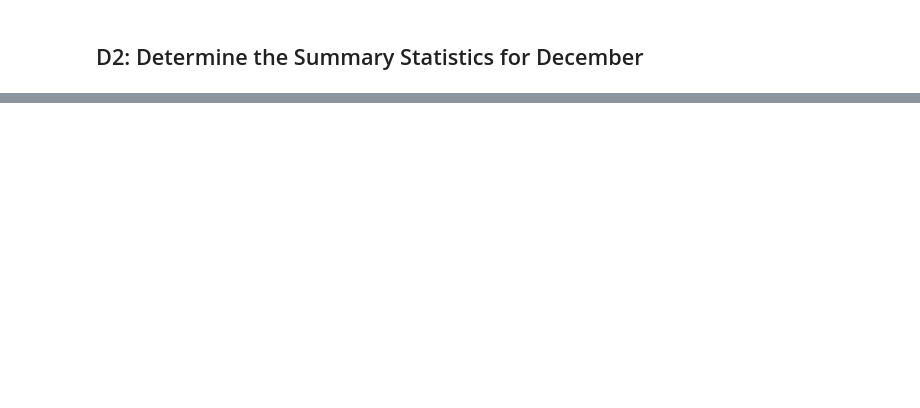
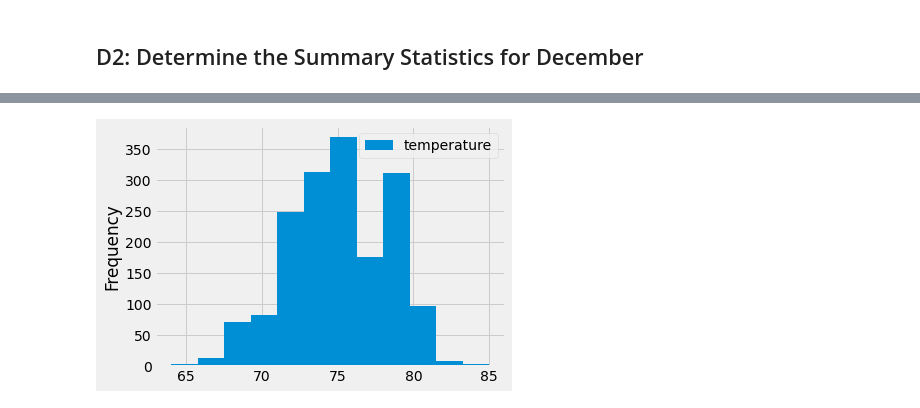
Before and after one commit to onsotiL/surfs_up, a Jupyter notebook: SurfsUp_Challenge.ipynb.ipynb, the cells around one changed output, grey strips where cells are left out. Cells and saved outputs as stored; diff of their text form; code cells hidden in the pictures; blank space fills up the shorter version.

```diff
--- a/SurfsUp_Challenge.ipynb.ipynb
+++ b/SurfsUp_Challenge.ipynb.ipynb
@@ -132,0 +159,6 @@ december_temp_df.describe()
+# %%
+##Query for June
+June_df.plot.hist(bins=12)
+plt.tight_layout()
+# %% [output]
+[figure, added]
```
Also changed, not shown: parts of 12 cells of this notebook, 3 other files.
